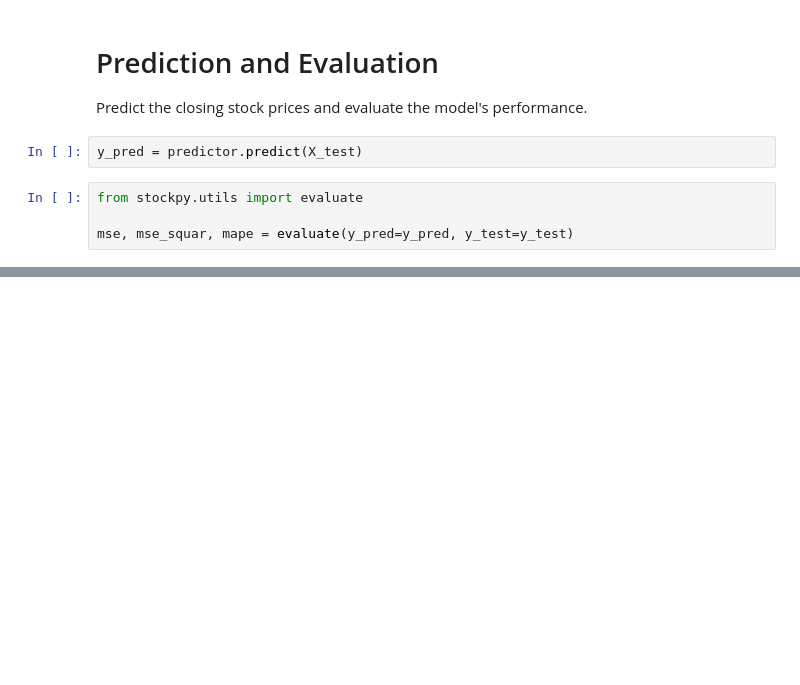
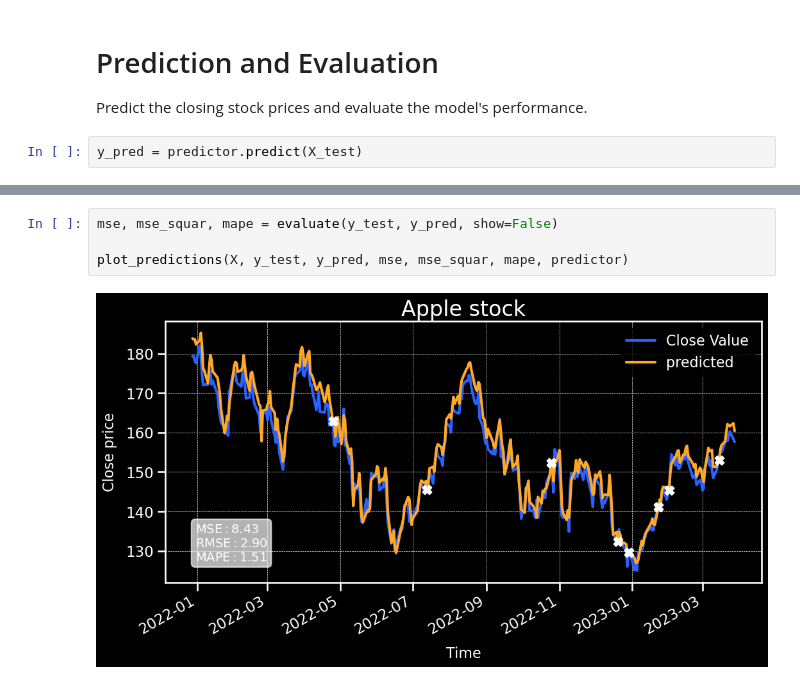
Before and after one commit to SilvioBaratto/stockpy, a Jupyter notebook: notebooks/regression.ipynb, the cells around one changed output, grey strips where cells are left out. Saved outputs shown, nothing was run; the diff lists cells and outputs as text; blank space fills up the shorter version.

```diff
--- a/notebooks/regression.ipynb
+++ b/notebooks/regression.ipynb
@@ -117,8 +117,4 @@ predictor.fit(X_train,
 Predict the closing stock prices and evaluate the model's performance.
 # %%
 y_pred = predictor.predict(X_test)
-# %%
-from stockpy.utils import evaluate
-
-mse, mse_squar, mape = evaluate(y_pred=y_pred, y_test=y_test)
 # %%
@@ -163,0 +182,6 @@ plt.show()
+# %%
+mse, mse_squar, mape = evaluate(y_test, y_pred, show=False)
+
+plot_predictions(X, y_test, y_pred, mse, mse_squar, mape, predictor)
+# %% [output]
+[figure, added]
```
Also changed, not shown: parts of 2 cells of this notebook, 28 other files.
